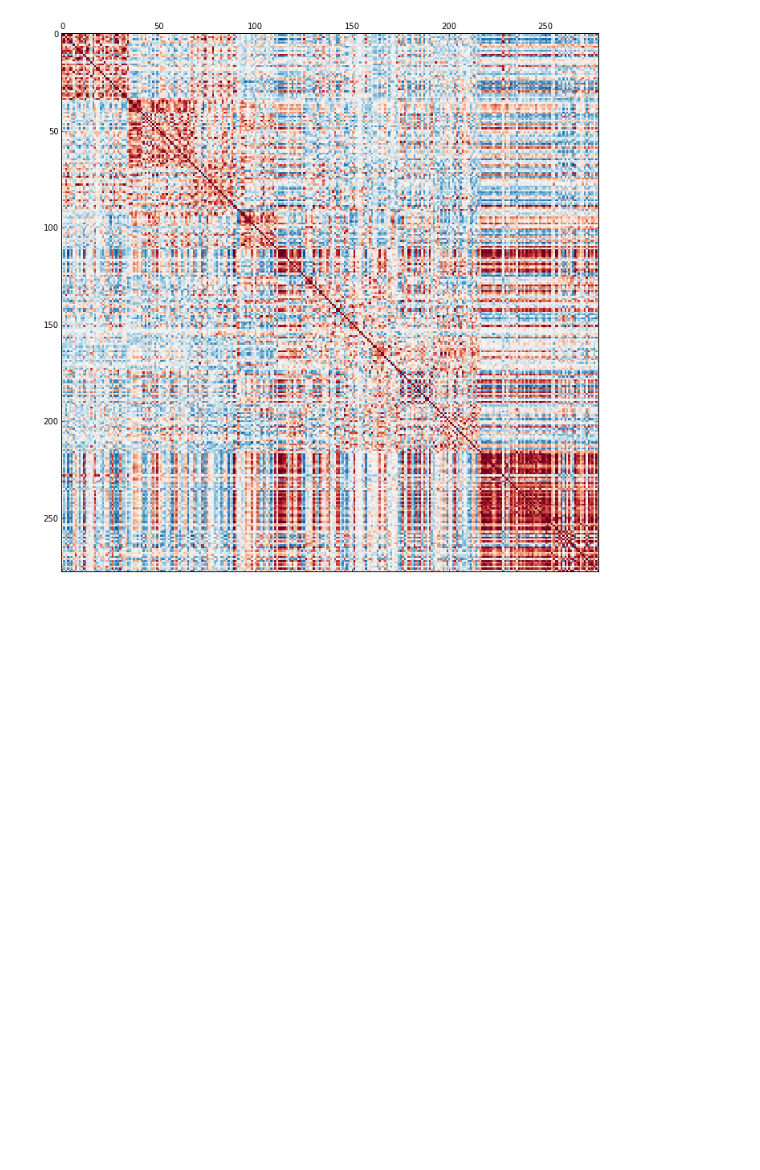
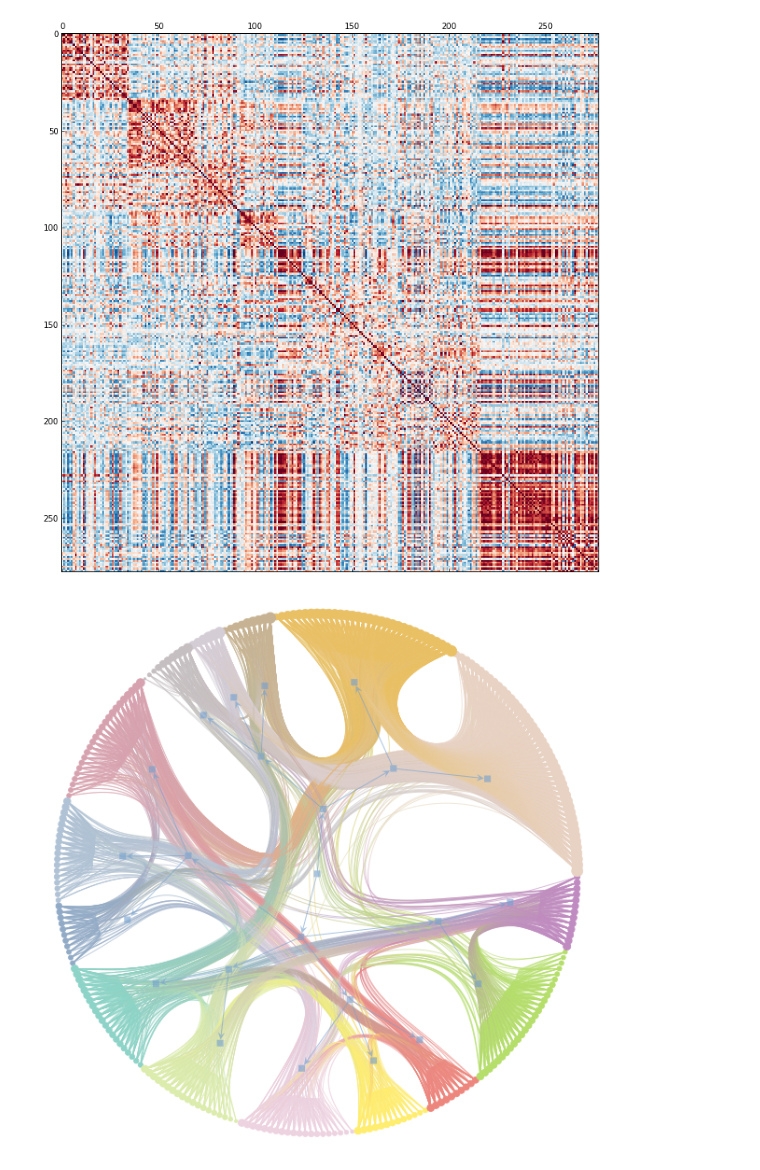
Before and after one commit to artemyk/iu-hackathon-2015, a Jupyter notebook: Connectivity.ipynb, the cells around one changed output. Saved outputs shown, nothing was run; the diff lists cells and outputs as text; code cells hidden in the pictures; blank space fills up the shorter version.

Commit message:
Adding graph-tool visualizations.

```diff
--- a/Connectivity.ipynb
+++ b/Connectivity.ipynb
@@ -8,7 +8,7 @@ import matplotlib.pyplot as plt
 import nitime.viz as viz
 import networkx as nx
 # %%
-mat = sio.loadmat('./connectome.mat', squeeze_me=True)
+mat = sio.loadmat('../connectome.mat', squeeze_me=True)
 # %%
 mat.keys()
 # %% [output]
@@ -48,7 +48,7 @@ thresholded[np.log2(M_ll)>6] = 1
 # %%
 G = nx.MultiGraph(np.log2(M_ll))
 # %%
-matfc = sio.loadmat('./iu-hackathon-2015/MRI/subj1/FC.mat', squeeze_me=True)
+matfc = sio.loadmat('./MRI/subj1/FC.mat', squeeze_me=True)
 # %%
 Taal_lp = matfc['Taal_lp']
 # %%
@@ -105,3 +105,17 @@ ax.matshow(CorrA.corrcoef[oo][:, oo], cmap='RdBu_r', vmin=-0.8, vmax=0.8)
 fig.set_size_inches([12, 12])
 # %% [output]
 [figure]
+# %%
+adj = CorrA.corrcoef>0.4
+# %%
+import graph_tool
+from numpy.random import random
+
+g = graph_tool.Graph(directed = False)
+g.add_vertex(len(adj))
+edge_weights = g.new_edge_property('double')
+for i in range(adj.shape[0]):
+    for j in range(adj.shape[1]):
+        if i > j and adj[i,j] != 0:
+            e = g.add_edge(i, j)
+            edge_weights[e] = adj[i,j]
@@ -107,0 +125,5 @@ fig.set_size_inches([12, 12])
+# %%
+state = minimize_nested_blockmodel_dl(g, deg_corr=True)
+gt.draw.draw_hierarchy(state, output="nested_block_model.pdf", inline=True)
+# %% [output]
+[figure, added]
```
Also changed, not shown: parts of 6 cells of this notebook.
